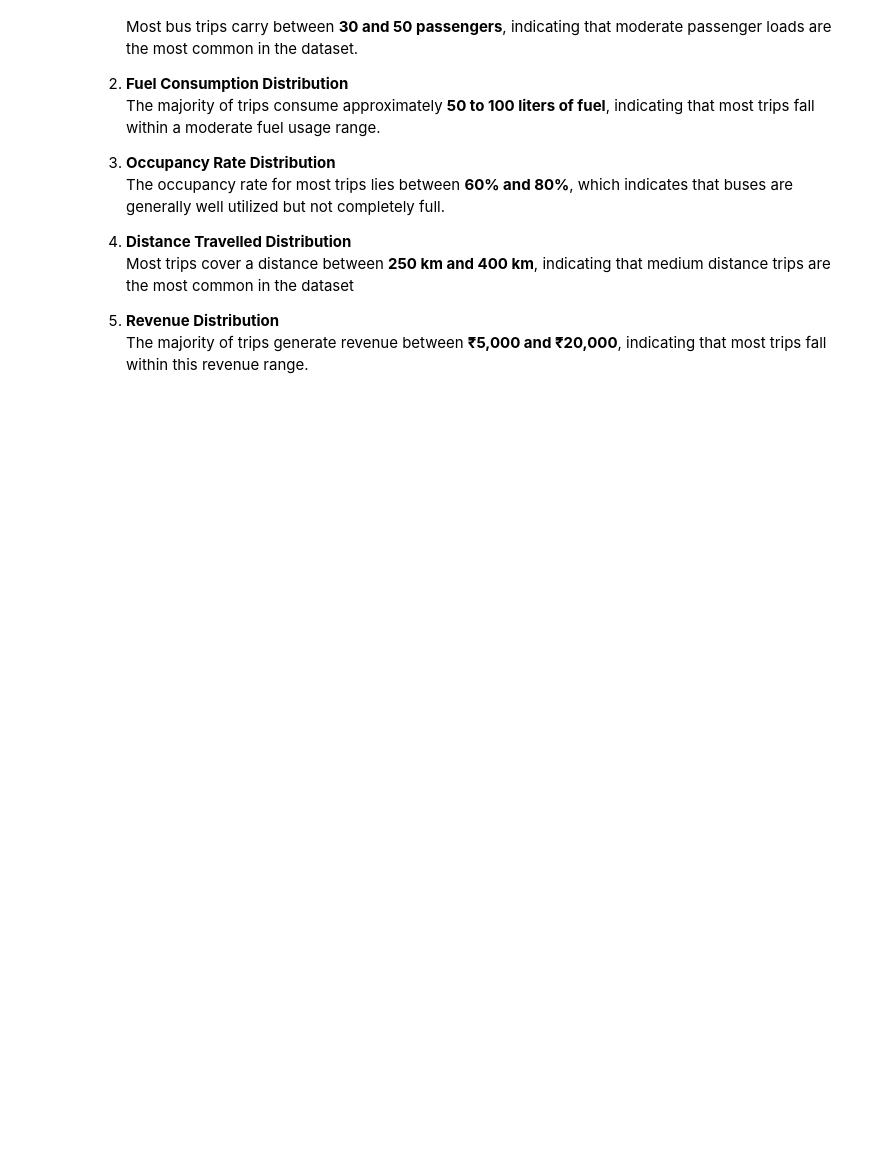
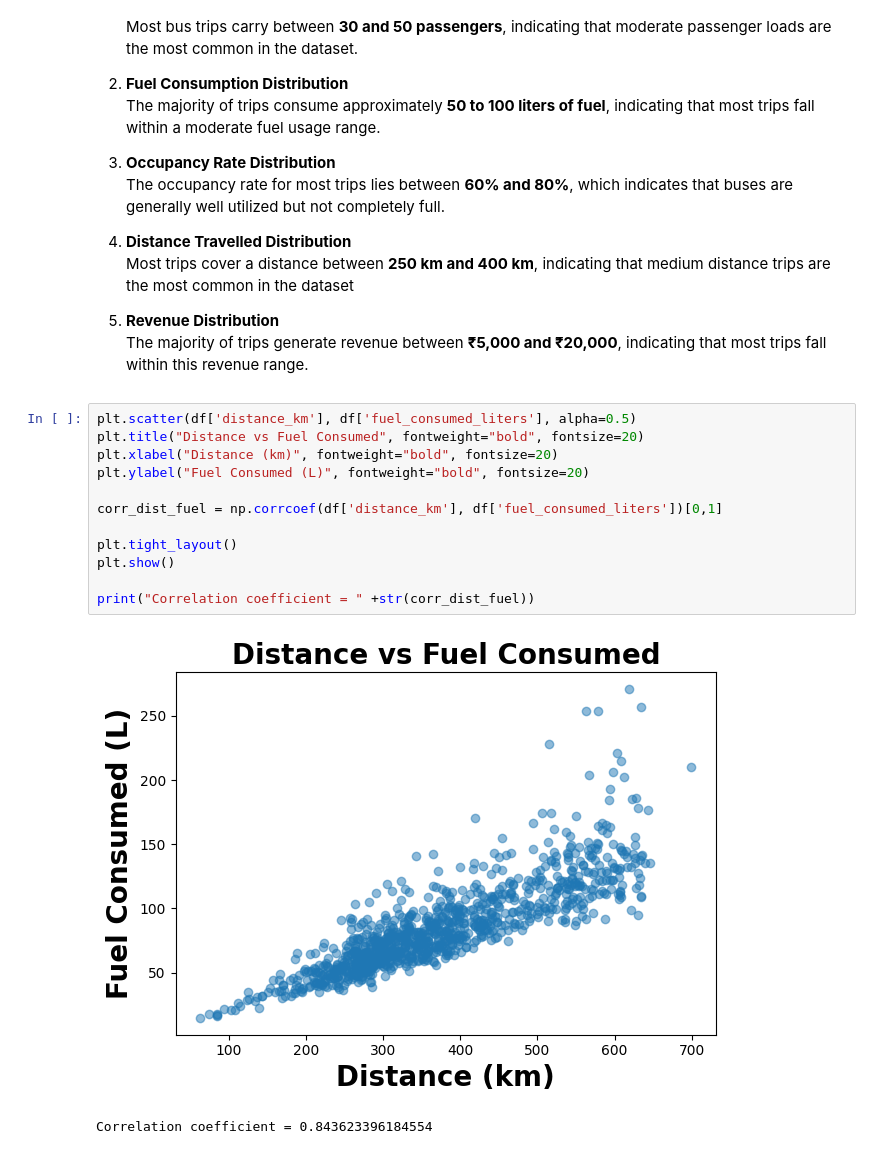
Before and after one commit to VRYeshwanth/AI-ML-Journey, a Jupyter notebook: Matplotlib Basics/Transport Data Analysis/analysis.ipynb, the cells around one changed output. Cells and saved outputs as stored; diff of their text form; blank space fills up the shorter version.

Commit message:
Scatter Plots

```diff
--- a/Matplotlib Basics/Transport Data Analysis/analysis.ipynb
+++ b/Matplotlib Basics/Transport Data Analysis/analysis.ipynb
@@ -214,3 +214,18 @@ Most trips cover a distance between **250 km and 400 km**, indicating that mediu
 
 5. **Revenue Distribution**
 The majority of trips generate revenue between **₹5,000 and ₹20,000**, indicating that most trips fall within this revenue range.
+# %%
+plt.scatter(df['distance_km'], df['fuel_consumed_liters'], alpha=0.5)
+plt.title("Distance vs Fuel Consumed", fontweight="bold", fontsize=20)
+plt.xlabel("Distance (km)", fontweight="bold", fontsize=20)
+plt.ylabel("Fuel Consumed (L)", fontweight="bold", fontsize=20)
+
+corr_dist_fuel = np.corrcoef(df['distance_km'], df['fuel_consumed_liters'])[0,1]
+
+plt.tight_layout()
+plt.show()
+
+print("Correlation coefficient = " +str(corr_dist_fuel))
+# %% [output]
+[figure, added]
+Correlation coefficient = 0.843623396184554
```
Also changed, not shown: parts of 2 cells of this notebook.
